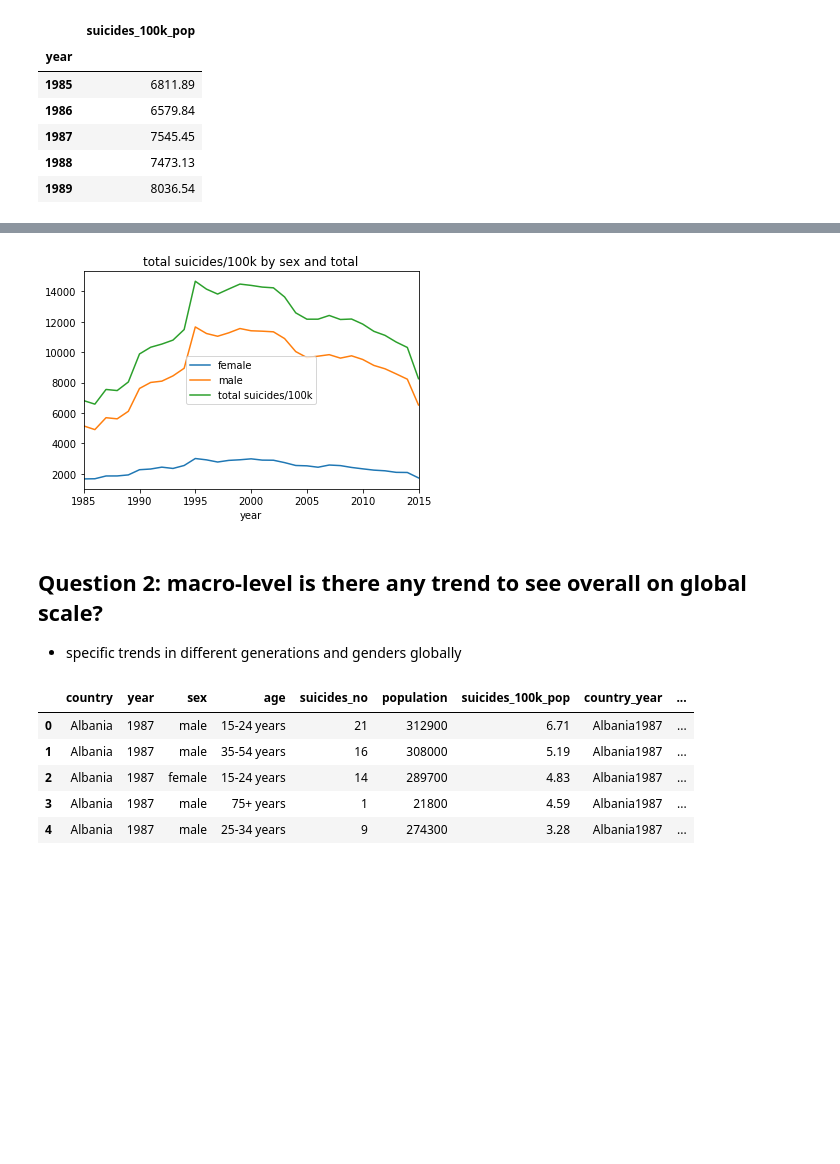
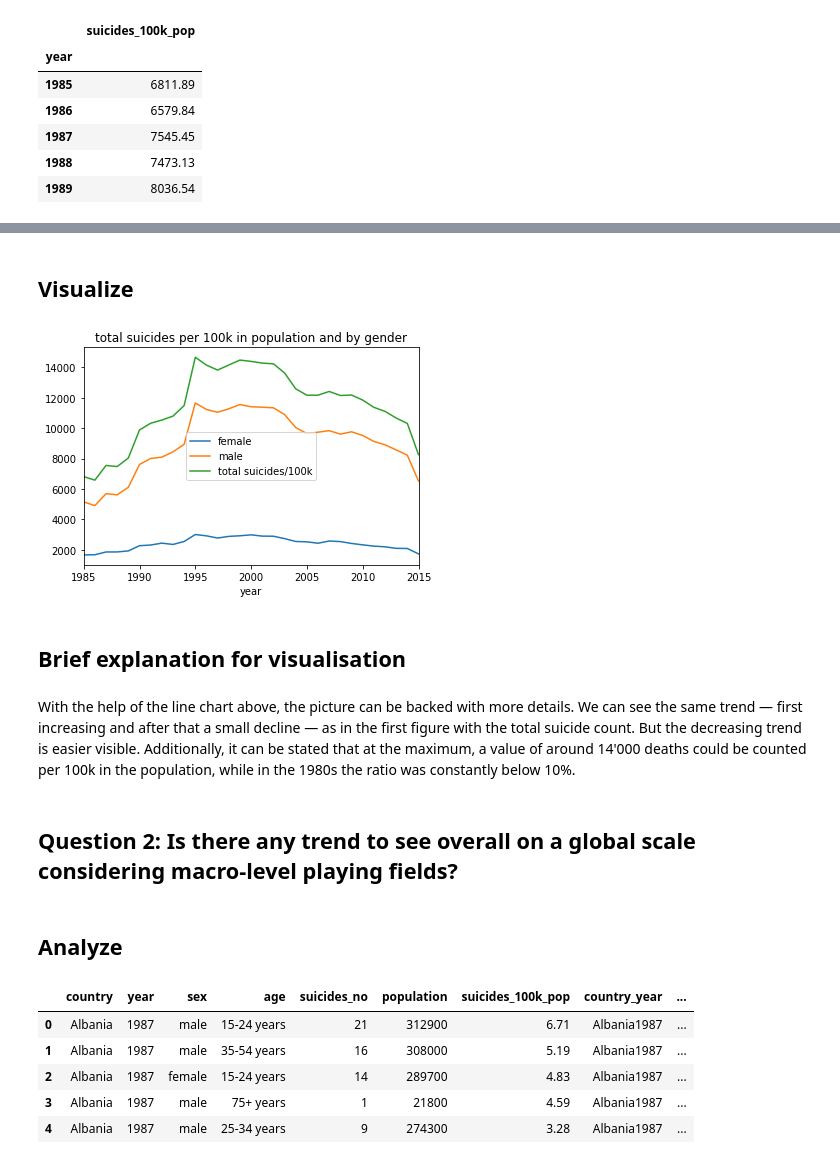
Before and after one commit to Tobinho91/suicides_rates_1985_2015, a Jupyter notebook: suicide_rates_overview_project_01.ipynb, the cells around one changed output, grey strips where cells are left out. Saved outputs shown, nothing was run; the diff lists cells and outputs as text; code cells hidden in the pictures; blank space fills up the shorter version.

```diff
--- a/suicide_rates_overview_project_01.ipynb
+++ b/suicide_rates_overview_project_01.ipynb
@@ -348,13 +421,23 @@ deaths_100k_one
+# %% [markdown]
+## Visualize
 # %%
-deaths_100k_one.plot(title='total suicides/100k by sex and total')
+deaths_100k_tot = deaths_100k_tot.iloc[:-1,:]
+deaths_100k_tot
+
+
+deaths_100k_one.plot(title='total suicides per 100k in population and by gender')
 L=plt.legend()
 L.get_texts()[2].set_text('total suicides/100k')
 # %% [output]
-[figure, old version]
+[figure, new version]
+# %% [markdown]
+##   Brief explanation for visualisation
+# %% [markdown]
+With the help of the line chart above, the picture can be backed with more details. We can see the same trend — first increasing and after that a small decline — as in the first figure with the total suicide count. But the decreasing trend is easier visible. Additionally, it can be stated that at the maximum, a value of around 14'000 deaths could be counted per 100k in the population, while in the 1980s the ratio was constantly below 10%.
 # %% [markdown]
-## Question 2: macro-level is there any trend to see overall on global scale?
-
-- specific trends in different generations and genders globally
+## Question 2: Is there any trend to see overall on a global scale considering macro-level playing fields?
+# %% [markdown]
+## Analyze
 # %%
 df_1.head()
 # %% [output]
```
Also changed, not shown: parts of 119 cells of this notebook, 1 other file.
